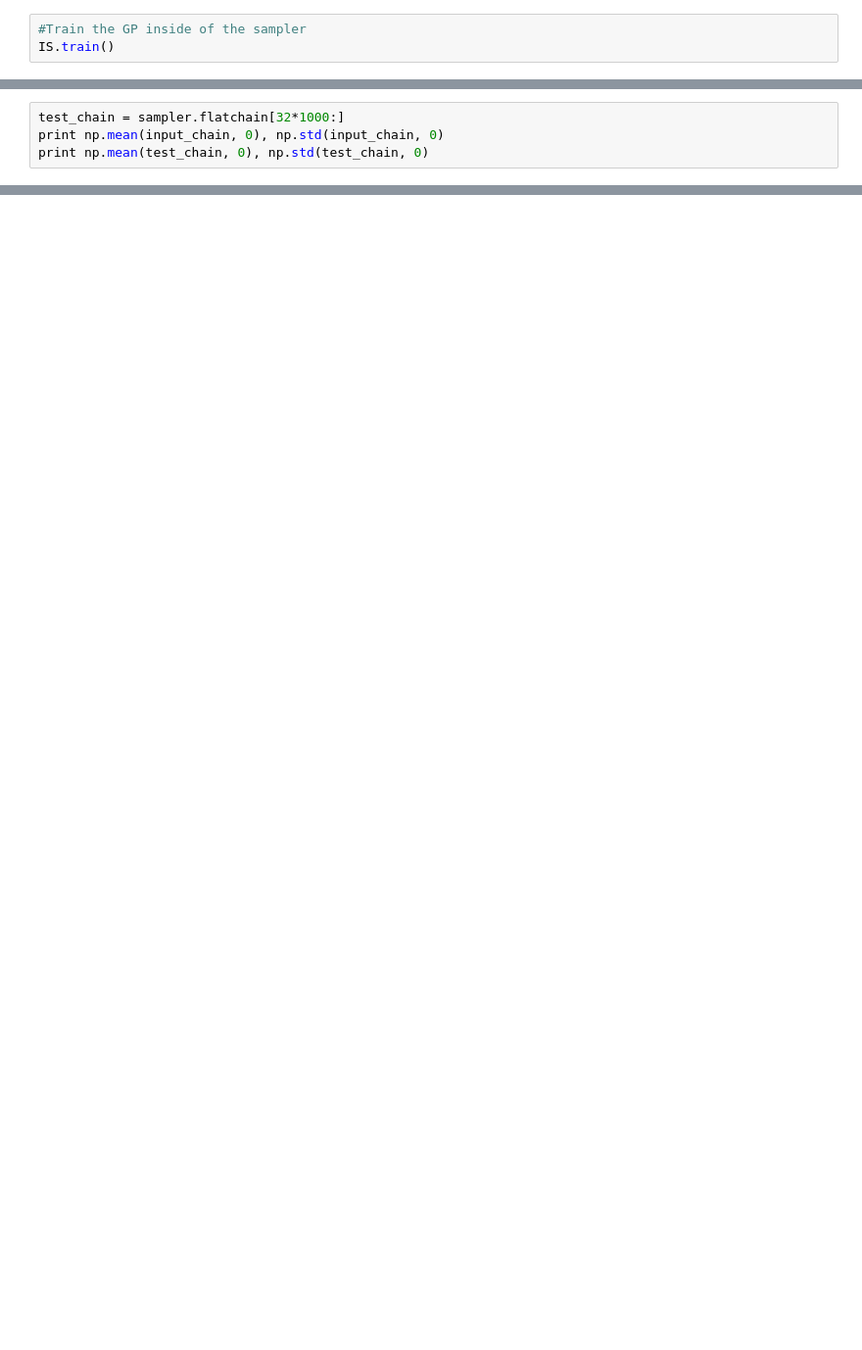
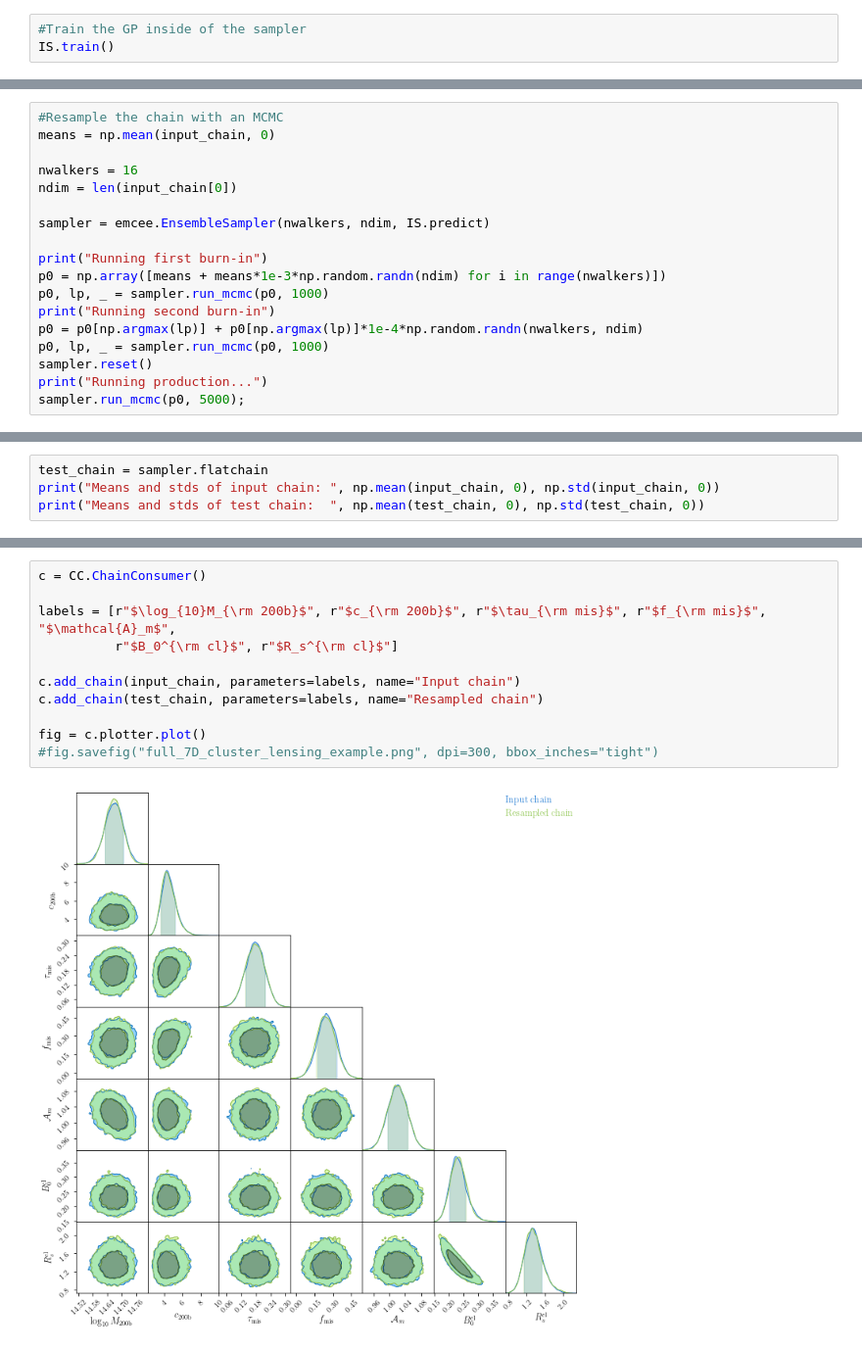
Before and after one commit to tmcclintock/GP_Importance_Sampler, a Jupyter notebook: notebooks/SevenD Reconstruction.ipynb, the cells around one changed output, grey strips where cells are left out. Shown: that part at 98% size. Cells and saved outputs as stored; diff of their text form; blank space fills up the shorter version.

```diff
--- a/notebooks/SevenD Reconstruction.ipynb
+++ b/notebooks/SevenD Reconstruction.ipynb
@@ -77,0 +47,18 @@ _ = sampler.run_mcmc(pos, 7000)
+# %%
+#Resample the chain with an MCMC
+means = np.mean(input_chain, 0)
+
+nwalkers = 16
+ndim = len(input_chain[0])
+
+sampler = emcee.EnsembleSampler(nwalkers, ndim, IS.predict)
+
+print("Running first burn-in")
+p0 = np.array([means + means*1e-3*np.random.randn(ndim) for i in range(nwalkers)])
+p0, lp, _ = sampler.run_mcmc(p0, 1000)
+print("Running second burn-in")
+p0 = p0[np.argmax(lp)] + p0[np.argmax(lp)]*1e-4*np.random.randn(nwalkers, ndim)
+p0, lp, _ = sampler.run_mcmc(p0, 1000)
+sampler.reset()
+print("Running production...")
+sampler.run_mcmc(p0, 5000);
@@ -78,5 +69,5 @@ _ = sampler.run_mcmc(pos, 7000)
 # %%
-test_chain = sampler.flatchain[32*1000:]
-print np.mean(input_chain, 0), np.std(input_chain, 0)
-print np.mean(test_chain, 0), np.std(test_chain, 0)
+test_chain = sampler.flatchain
+print("Means and stds of input chain: ", np.mean(input_chain, 0), np.std(input_chain, 0))
+print("Means and stds of test chain:  ", np.mean(test_chain, 0), np.std(test_chain, 0))
 # %% [output]
@@ -101,0 +80,13 @@ fig.savefig("sevenD_test.png", dpi=300, bbox_inches="tight")
+# %%
+c = CC.ChainConsumer()
+
+labels = [r"$\log_{10}M_{\rm 200b}$", r"$c_{\rm 200b}$", r"$\tau_{\rm mis}$", r"$f_{\rm mis}$", "$\mathcal{A}_m$",
+          r"$B_0^{\rm cl}$", r"$R_s^{\rm cl}$"]
+
+c.add_chain(input_chain, parameters=labels, name="Input chain")
+c.add_chain(test_chain, parameters=labels, name="Resampled chain")
+
+fig = c.plotter.plot()
+#fig.savefig("full_7D_cluster_lensing_example.png", dpi=300, bbox_inches="tight")
+# %% [output]
+[figure, added]
```
Also changed, not shown: parts of 11 cells of this notebook, 4 other files.
